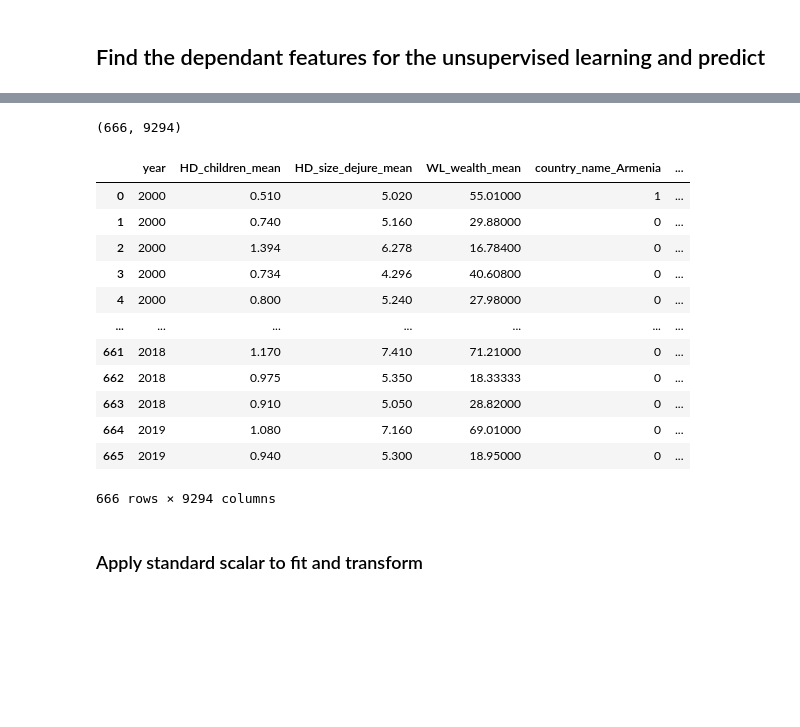
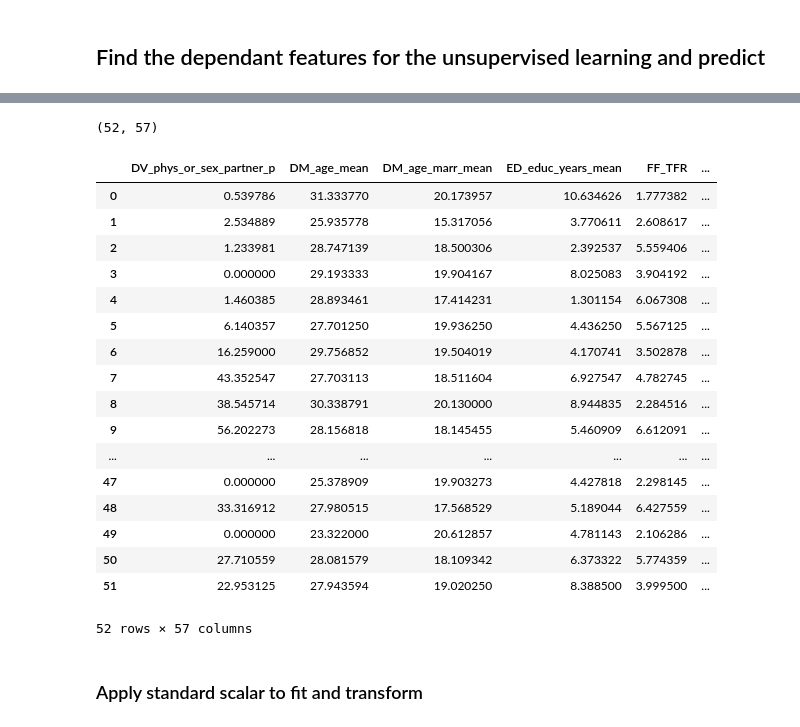
Before and after one commit to Betsy-Kalkwarf/Women-Well-Being, a Jupyter notebook: ML_Indicators.ipynb, the cells around one changed output, grey strips where cells are left out. Drawn from its saved outputs; the diff is of its cells as text; code cells hidden in the pictures; blank space fills up the shorter version.

```diff
--- a/ML_Indicators.ipynb
+++ b/ML_Indicators.ipynb
@@ -139,6 +141,3 @@ Index(['country_name', 'country_code', 'year', 'DM_age_15.19_p',
        'EI_internet_day_p_se', 'EI_internet_week_p', 'EI_internet_week_p_se',
        'EI_mobile_p', 'EI_mobile_p_se'],
       dtype='object', length=401)
-# %%
-livewell_etl_df = livewell_etl_df.loc[livewell_etl_df['year']>= 2000]
-livewell_etl_df.describe()
@@ -172,0 +198,11 @@ df.to_csv("Livewell_Mean_Indicators.csv")
+# %%
+
+import pandas as pd
+
+# tablename = 'CountryDemographics'
+# query = f"""SELECT * FROM {tablename};"""
+
+query = """SELECT * FROM CountryGDPDemographics;"""
+
+table_conn.execute(query=query)
+country_df = pd.DataFrame(table_conn.fetchall(), columns= ['country_name','country_code','latitude','longitude','GDP'])
@@ -173,3 +215,13 @@ df.to_csv("Livewell_Mean_Indicators.csv")
+# %%
+
+mean_indicators_df =mean_indicators_df.set_index('country_name')
+country_df = country_df.set_index('country_name')
+# %%
+
+combined_df = mean_indicators_df.join(country_df)
+combined_df.head()
+combined_df = combined_df.dropna()
+combined_df.to_csv('Country_Indicators.csv')
 # %% [markdown]
 ## Find the dependant features for the unsupervised learning and predict
 # %%
@@ -202,13 +254,11 @@ from sklearn.decomposition import PCA
 from sklearn.cluster import KMeans
 import hvplot.pandas
 
-ML_original_df = output.first().copy()
+ML_Combined_df = combined_df
+mean_indicators_df = mean_indicators_df.reset_index()
 # Use get_dummies() to create variables for text features.
-ML_original_df =ML_original_df.drop(columns='country_name')
-ML_original_df =ML_original_df.drop(columns='year')
-ML_original_df = ML_original_df.reset_index()
-# ML_original_df = ML_original_df.set_index('country_name')
-ML_features_df = pd.get_dummies(ML_original_df)
+ML_features_df = pd.get_dummies(mean_indicators_df)
 print(ML_features_df.shape)
+
 ML_features_df
 # %% [output]
@@ -217,17 +265,22 @@ ML_features_df
-(666, 9294)
+(52, 57)
-|  | year | HD_children_mean | HD_size_dejure_mean | WL_wealth_mean | country_name_Armenia | ... |
-| 0 | 2000 | 0.510 | 5.020 | 55.01000 | 1 | ... |
-| 1 | 2000 | 0.740 | 5.160 | 29.88000 | 0 | ... |
-| 2 | 2000 | 1.394 | 6.278 | 16.78400 | 0 | ... |
-| 3 | 2000 | 0.734 | 4.296 | 40.60800 | 0 | ... |
-| 4 | 2000 | 0.800 | 5.240 | 27.98000 | 0 | ... |
+|  | DV_phys_or_sex_partner_p | DM_age_mean | DM_age_marr_mean | ED_educ_years_mean | FF_TFR | ... |
+| 0 | 0.539786 | 31.333770 | 20.173957 | 10.634626 | 1.777382 | ... |
+| 1 | 2.534889 | 25.935778 | 15.317056 | 3.770611 | 2.608617 | ... |
+| 2 | 1.233981 | 28.747139 | 18.500306 | 2.392537 | 5.559406 | ... |
+| 3 | 0.000000 | 29.193333 | 19.904167 | 8.025083 | 3.904192 | ... |
+| 4 | 1.460385 | 28.893461 | 17.414231 | 1.301154 | 6.067308 | ... |
+| 5 | 6.140357 | 27.701250 | 19.936250 | 4.436250 | 5.567125 | ... |
+| 6 | 16.259000 | 29.756852 | 19.504019 | 4.170741 | 3.502878 | ... |
+| 7 | 43.352547 | 27.703113 | 18.511604 | 6.927547 | 4.782745 | ... |
+| 8 | 38.545714 | 30.338791 | 20.130000 | 8.944835 | 2.284516 | ... |
+| 9 | 56.202273 | 28.156818 | 18.145455 | 5.460909 | 6.612091 | ... |
 | ... | ... | ... | ... | ... | ... | ... |
-| 661 | 2018 | 1.170 | 7.410 | 71.21000 | 0 | ... |
-| 662 | 2018 | 0.975 | 5.350 | 18.33333 | 0 | ... |
-| 663 | 2018 | 0.910 | 5.050 | 28.82000 | 0 | ... |
-| 664 | 2019 | 1.080 | 7.160 | 69.01000 | 0 | ... |
-| 665 | 2019 | 0.940 | 5.300 | 18.95000 | 0 | ... |
+| 47 | 0.000000 | 25.378909 | 19.903273 | 4.427818 | 2.298145 | ... |
+| 48 | 33.316912 | 27.980515 | 17.568529 | 5.189044 | 6.427559 | ... |
+| 49 | 0.000000 | 23.322000 | 20.612857 | 4.781143 | 2.106286 | ... |
+| 50 | 27.710559 | 28.081579 | 18.109342 | 6.373322 | 5.774359 | ... |
+| 51 | 22.953125 | 27.943594 | 19.020250 | 8.388500 | 3.999500 | ... |
-666 rows × 9294 columns
+52 rows × 57 columns
 # %% [markdown]
 ### Apply standard scalar to fit and transform
 # %%
```
Also changed, not shown: parts of 22 cells of this notebook, 22 other files.
